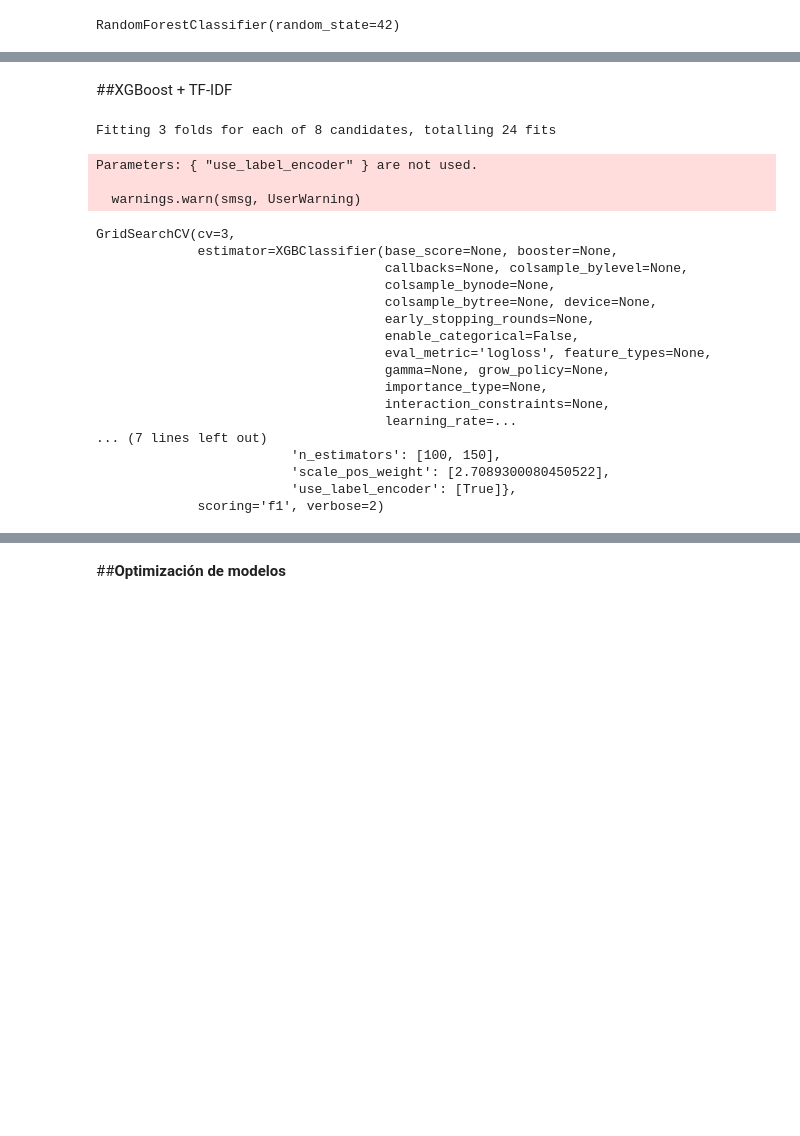
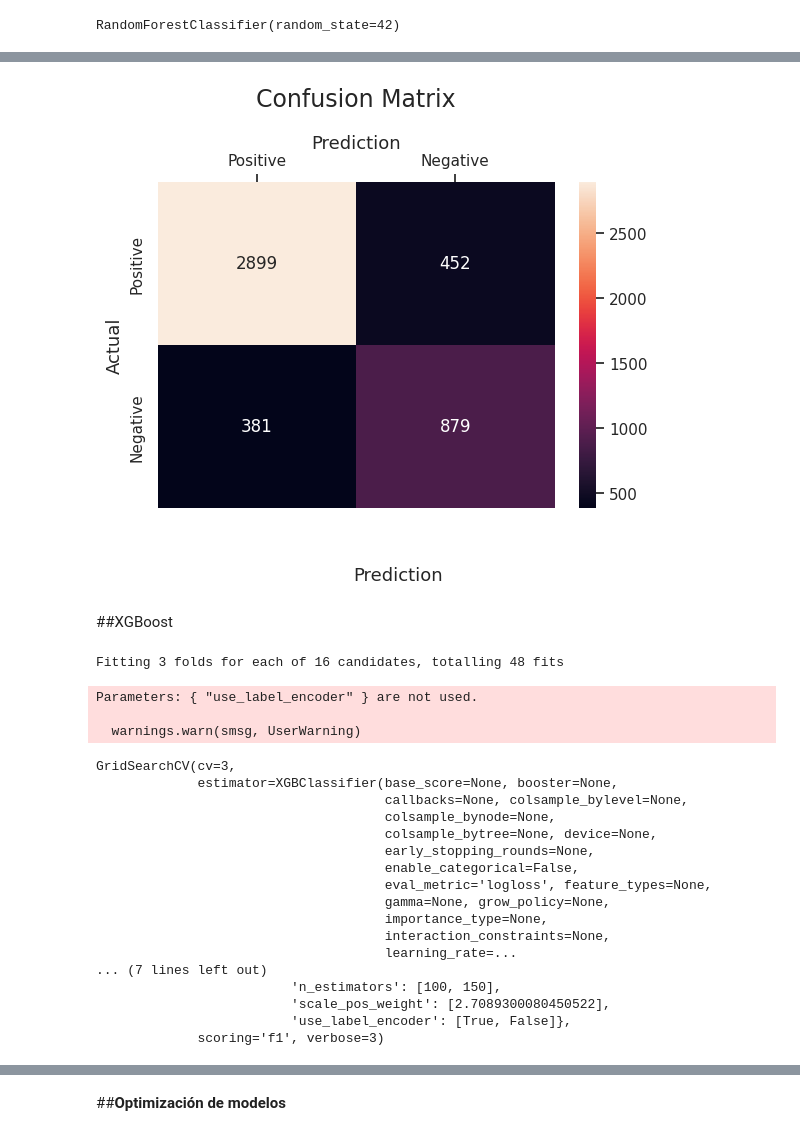
Before and after one commit to Larrentawn/NLP-project, a Jupyter notebook: NLP_Airlines_review.ipynb, the cells around one changed output, grey strips where cells are left out. Drawn from its saved outputs; the diff is of its cells as text; code cells hidden in the pictures; blank space fills up the shorter version.

```diff
--- a/NLP_Airlines_review.ipynb
+++ b/NLP_Airlines_review.ipynb
@@ -1124,0 +1243,25 @@ Probabilidad: [0.39 0.61]
+# %%
+new_reviews = [
+    "Amazing flight experience, very smooth and clean.",
+    "Worst flight I've ever had, very rude staff."
+    "The flight was delayed and the food was terrible.",
+    "Fantastic service and very smooth check-in process.",
+    "Seats were okay, nothing special.",
+    "Terrible flight, rude staff, and broken seats.",
+    "One of the best flights I’ve had in years!"
+]
+
+best_rf = grid_search_rf.best_estimator_
+
+# Evaluar
+y_pred = best_rf.predict(X_test)
+print(classification_report(y_test, y_pred))
+
+X_new = tfidf.transform(new_reviews)
+preds = best_rf.predict(X_new)
+probas = best_rf.predict_proba(X_new)
+
+for review, pred, proba in zip(new_reviews, preds, probas):
+    label = "Positiva" if pred == 1 else "Negativa"
+    print(f"📝 {review}")
+    print(f"🔮 {label} (Confianza: {proba[pred]:.2f})\n")
@@ -1125,4 +1286,22 @@ Probabilidad: [0.39 0.61]
+# %%
+cm = confusion_matrix(y_test,y_pred)
+sns.heatmap(cm,
+            annot=True,
+            fmt='g',
+            xticklabels=['Positive','Negative'],
+            yticklabels=['Positive','Negative'])
+plt.ylabel('Actual', fontsize=13)
+plt.title('Confusion Matrix', fontsize=17, pad=20)
+plt.gca().xaxis.set_label_position('top')
+plt.xlabel('Prediction', fontsize=13)
+plt.gca().xaxis.tick_top()
+
+plt.gca().figure.subplots_adjust(bottom=0.2)
+plt.gca().figure.text(0.5, 0.05, 'Prediction', ha='center', fontsize=13)
+plt.show()
+# %% [output]
+[figure, added]
 # %% [markdown]
-##XGBoost + TF-IDF
+##XGBoost
 # %%
 xgb = XGBClassifier(
@@ -1140,9 +1322,9 @@ pos = len(y[y == 1])
 
 param_grid_xgb = {
     'n_estimators': [100, 150],
-    'max_depth': [3, 6],
+    'max_depth': [1, 3],
     'learning_rate': [0.1, 0.2],
-    'use_label_encoder': [True],
+    'use_label_encoder': [True, False],
     'scale_pos_weight': [neg / pos]
 }
 
@@ -1153,13 +1335,13 @@ grid_xgb = GridSearchCV(
     scoring='f1',
     n_jobs=-1,
     cv=3,
-    verbose=2
+    verbose=3
 )
 
 # Entrenamiento
 grid_xgb.fit(X_resampled, y_resampled)
 # %% [output]
-Fitting 3 folds for each of 8 candidates, totalling 24 fits
+Fitting 3 folds for each of 16 candidates, totalling 48 fits
 Parameters: { "use_label_encoder" } are not used.
 
   warnings.warn(smsg, UserWarning)
@@ -1178,8 +1360,8 @@ GridSearchCV(cv=3,
 ... (7 lines left out)
                          'n_estimators': [100, 150],
                          'scale_pos_weight': [2.7089300080450522],
-                         'use_label_encoder': [True]},
-             scoring='f1', verbose=2)
+                         'use_label_encoder': [True, False]},
+             scoring='f1', verbose=3)
 # %%
 print("Mejores parámetros:", grid_xgb.best_params_)
 
```
Also changed, not shown: parts of 24 cells of this notebook.
